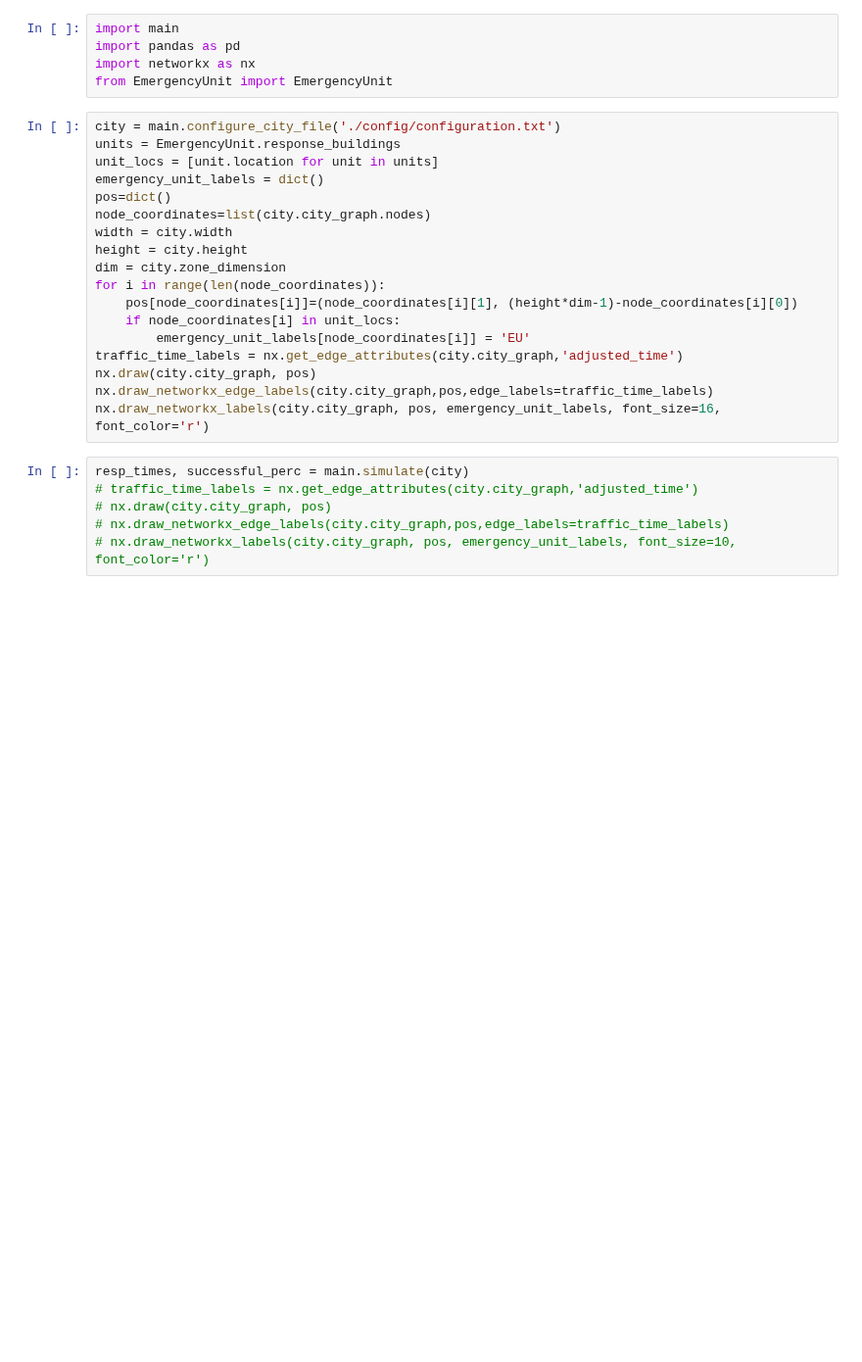
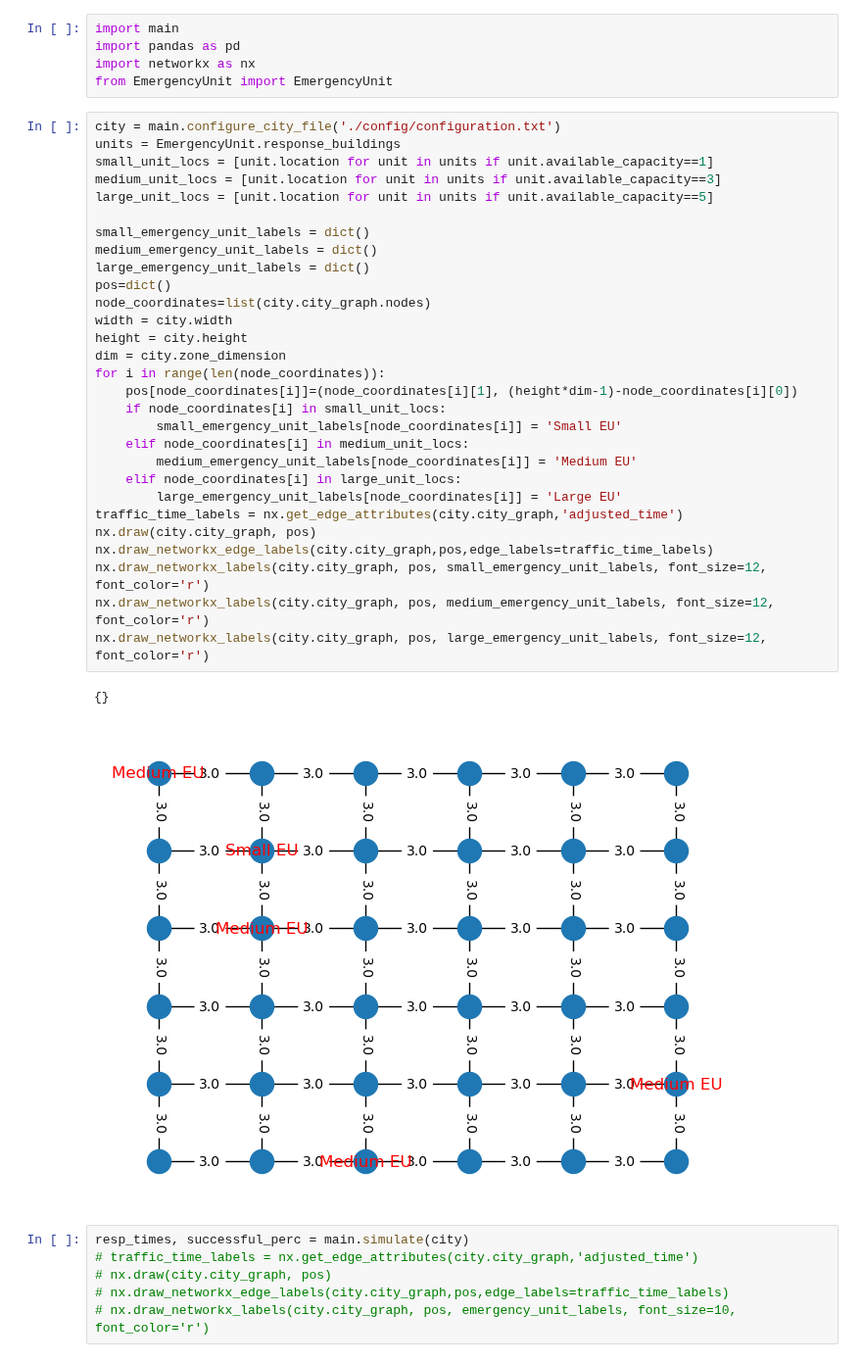
Before and after one commit to Praetor07/CityPlanner_MonteCarlo-Sim, a Jupyter notebook: Emergency Response Simulation Visualization.ipynb, the cells around one changed output. Shown at 98% size. Drawn from its saved outputs; the diff is of its cells as text; blank space fills up the shorter version.

```diff
--- a/Emergency Response Simulation Visualization.ipynb
+++ b/Emergency Response Simulation Visualization.ipynb
@@ -6,21 +6,35 @@ from EmergencyUnit import EmergencyUnit
 # %%
 city = main.configure_city_file('./config/configuration.txt')
 units = EmergencyUnit.response_buildings
-unit_locs = [unit.location for unit in units]
-emergency_unit_labels = dict()
+small_unit_locs = [unit.location for unit in units if unit.available_capacity==1]
+medium_unit_locs = [unit.location for unit in units if unit.available_capacity==3]
+large_unit_locs = [unit.location for unit in units if unit.available_capacity==5]
+
+small_emergency_unit_labels = dict()
+medium_emergency_unit_labels = dict()
+large_emergency_unit_labels = dict()
 pos=dict()
 node_coordinates=list(city.city_graph.nodes)
 width = city.width
 height = city.height
 dim = city.zone_dimension
 for i in range(len(node_coordinates)):
     pos[node_coordinates[i]]=(node_coordinates[i][1], (height*dim-1)-node_coordinates[i][0])
-    if node_coordinates[i] in unit_locs:
-        emergency_unit_labels[node_coordinates[i]] = 'EU'
+    if node_coordinates[i] in small_unit_locs:
+        small_emergency_unit_labels[node_coordinates[i]] = 'Small EU'
+    elif node_coordinates[i] in medium_unit_locs:
+        medium_emergency_unit_labels[node_coordinates[i]] = 'Medium EU'
+    elif node_coordinates[i] in large_unit_locs:
+        large_emergency_unit_labels[node_coordinates[i]] = 'Large EU'
 traffic_time_labels = nx.get_edge_attributes(city.city_graph,'adjusted_time')
 nx.draw(city.city_graph, pos)
 nx.draw_networkx_edge_labels(city.city_graph,pos,edge_labels=traffic_time_labels)
-nx.draw_networkx_labels(city.city_graph, pos, emergency_unit_labels, font_size=16, font_color='r')
+nx.draw_networkx_labels(city.city_graph, pos, small_emergency_unit_labels, font_size=12, font_color='r')
+nx.draw_networkx_labels(city.city_graph, pos, medium_emergency_unit_labels, font_size=12, font_color='r')
+nx.draw_networkx_labels(city.city_graph, pos, large_emergency_unit_labels, font_size=12, font_color='r')
+# %% [output]
+{}
+[figure, added]
 # %%
 resp_times, successful_perc = main.simulate(city)
 # traffic_time_labels = nx.get_edge_attributes(city.city_graph,'adjusted_time')
```
Also changed, not shown: parts of 2 cells of this notebook, 4 other files.
